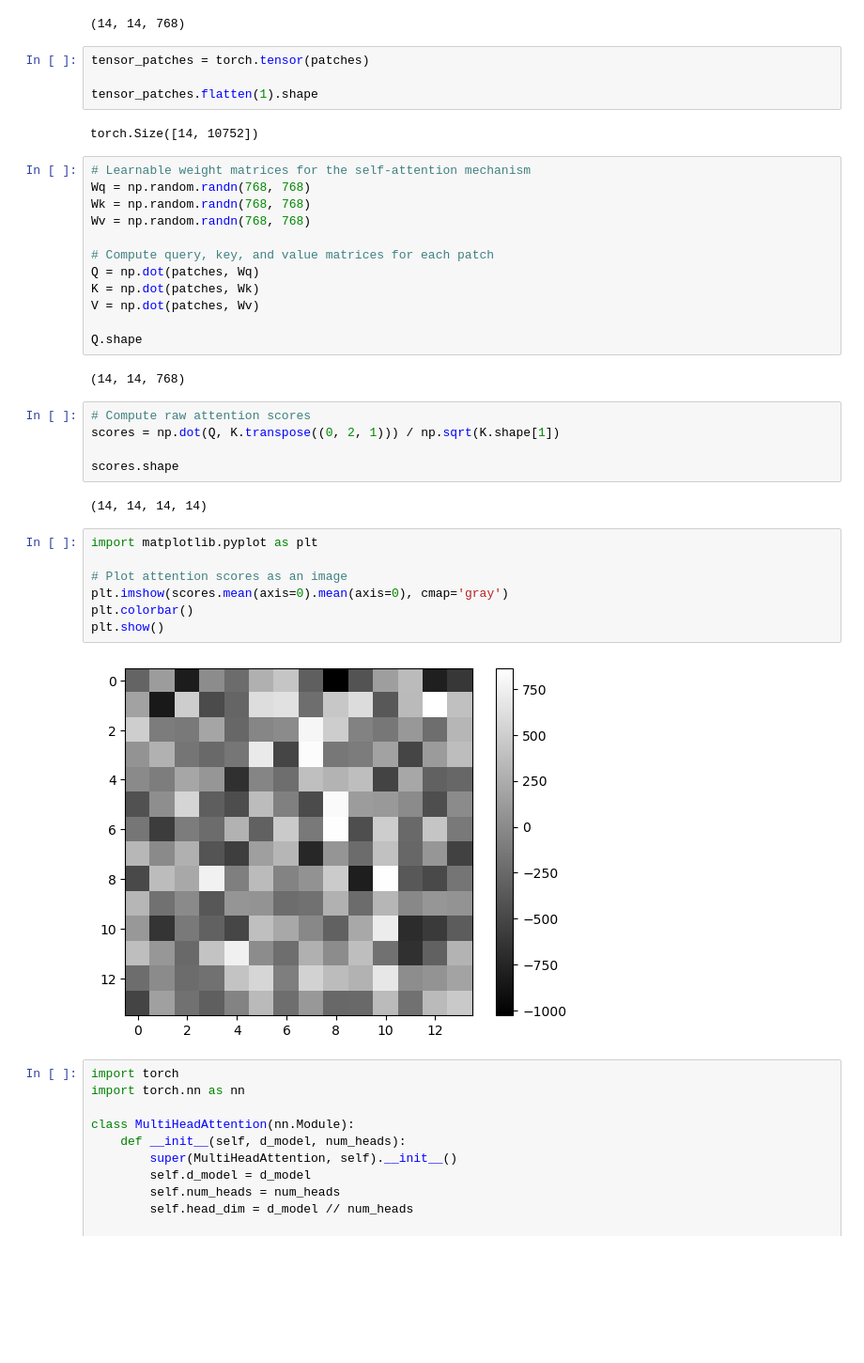
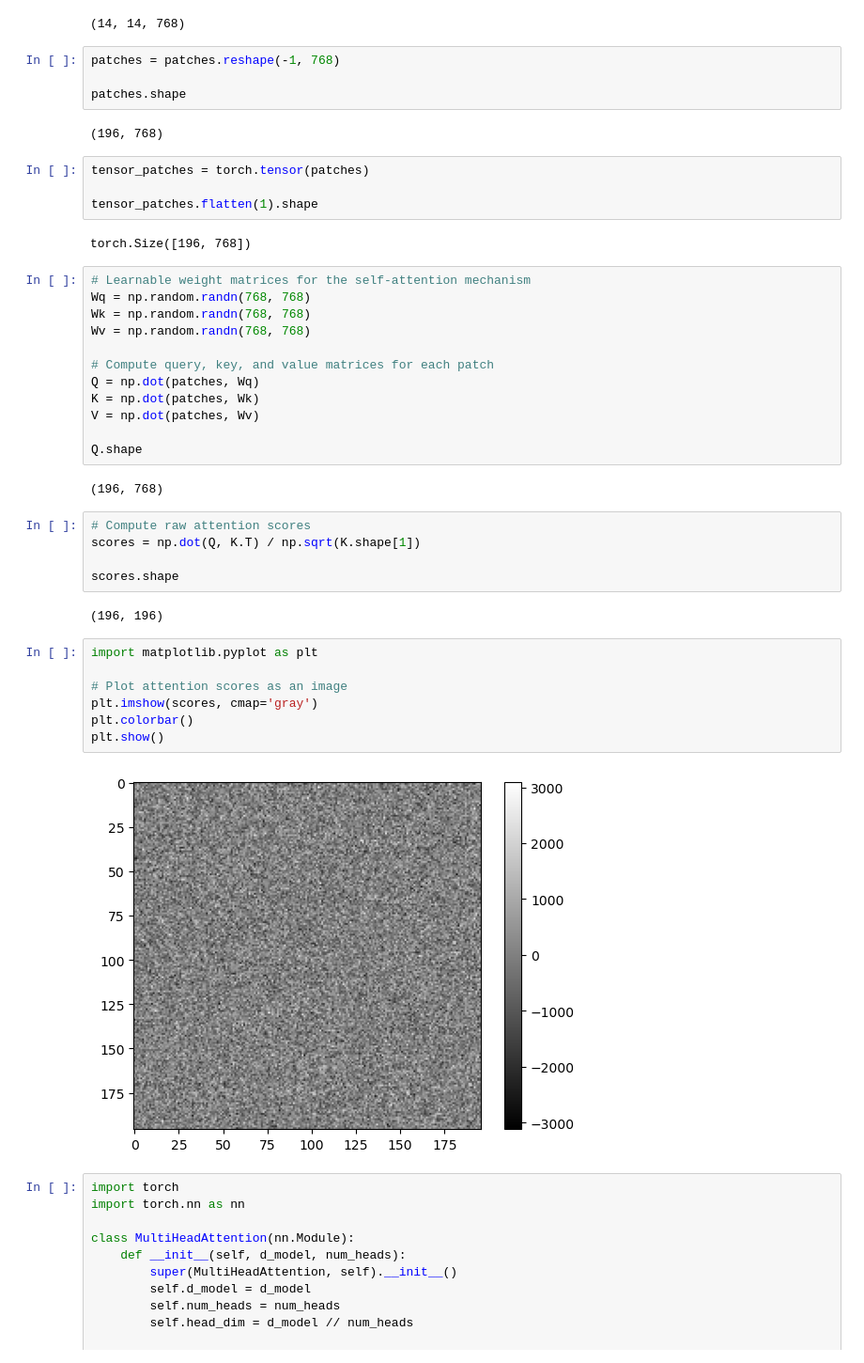
Before and after one commit to Tuchsanai/DL-FOR-COMPUTER-VISION, a Jupyter notebook: week11/Attention.ipynb, the cells around one changed output. Shown: that part at 94% size. Cells and saved outputs as stored; diff of their text form; blank space fills up the shorter version.

```diff
--- a/week11/Attention.ipynb
+++ b/week11/Attention.ipynb
@@ -73,12 +74,18 @@ for i in range(14):
 patches.shape
 # %% [output]
 (14, 14, 768)
+# %%
+patches = patches.reshape(-1, 768)
+
+patches.shape
+# %% [output]
+(196, 768)
 # %%
 tensor_patches = torch.tensor(patches)
 
 tensor_patches.flatten(1).shape
 # %% [output]
-torch.Size([14, 10752])
+torch.Size([196, 768])
 # %%
 # Learnable weight matrices for the self-attention mechanism
 Wq = np.random.randn(768, 768)
@@ -92,23 +99,23 @@ V = np.dot(patches, Wv)
 
 Q.shape
 # %% [output]
-(14, 14, 768)
+(196, 768)
 # %%
 # Compute raw attention scores
-scores = np.dot(Q, K.transpose((0, 2, 1))) / np.sqrt(K.shape[1])
+scores = np.dot(Q, K.T) / np.sqrt(K.shape[1])
 
 scores.shape
 # %% [output]
-(14, 14, 14, 14)
+(196, 196)
 # %%
 import matplotlib.pyplot as plt
 
 # Plot attention scores as an image
-plt.imshow(scores.mean(axis=0).mean(axis=0), cmap='gray')
+plt.imshow(scores, cmap='gray')
 plt.colorbar()
 plt.show()
 # %% [output]
-[figure, old version]
+[figure, new version]
 # %%
 import torch
 import torch.nn as nn
```
Also changed, not shown: parts of 3 cells of this notebook, 1 other file.
